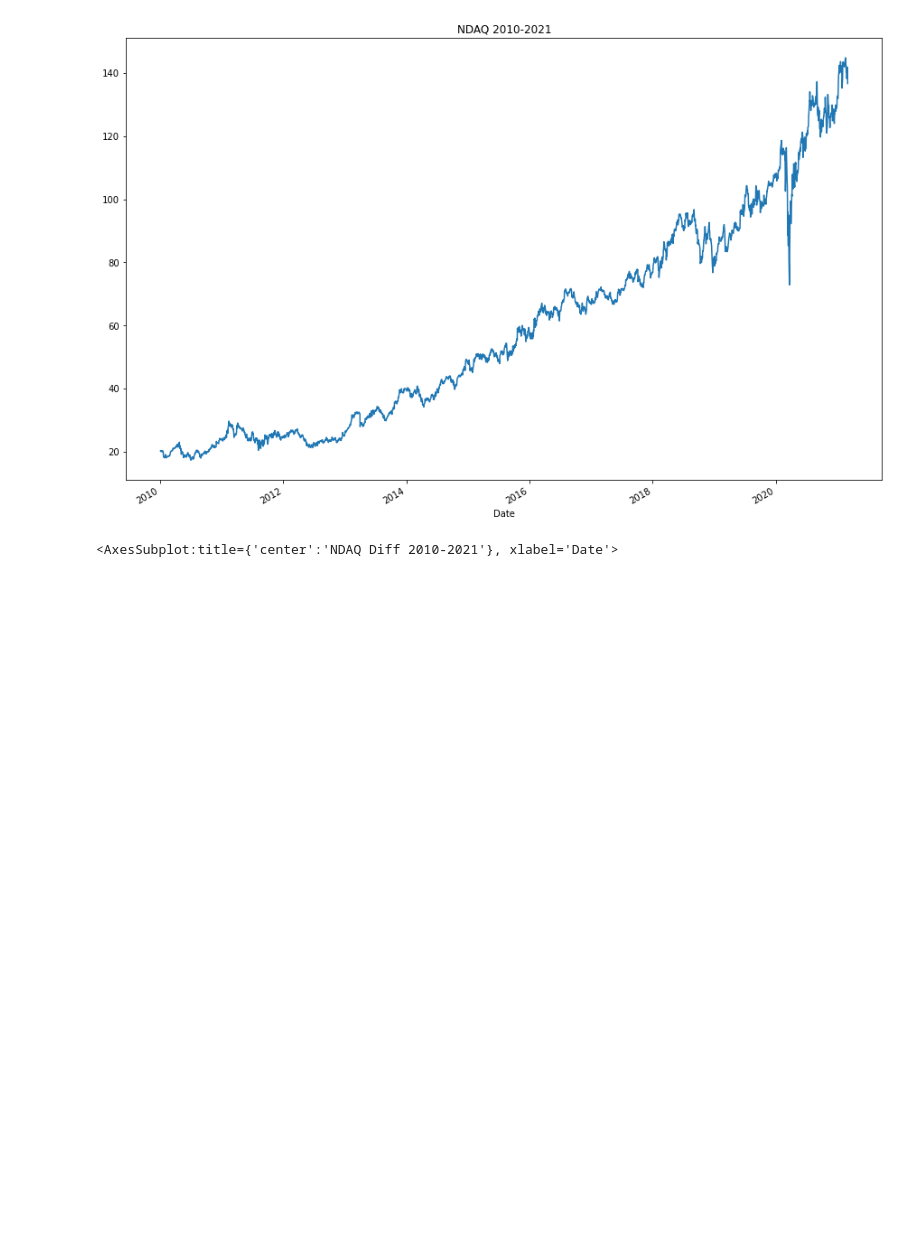
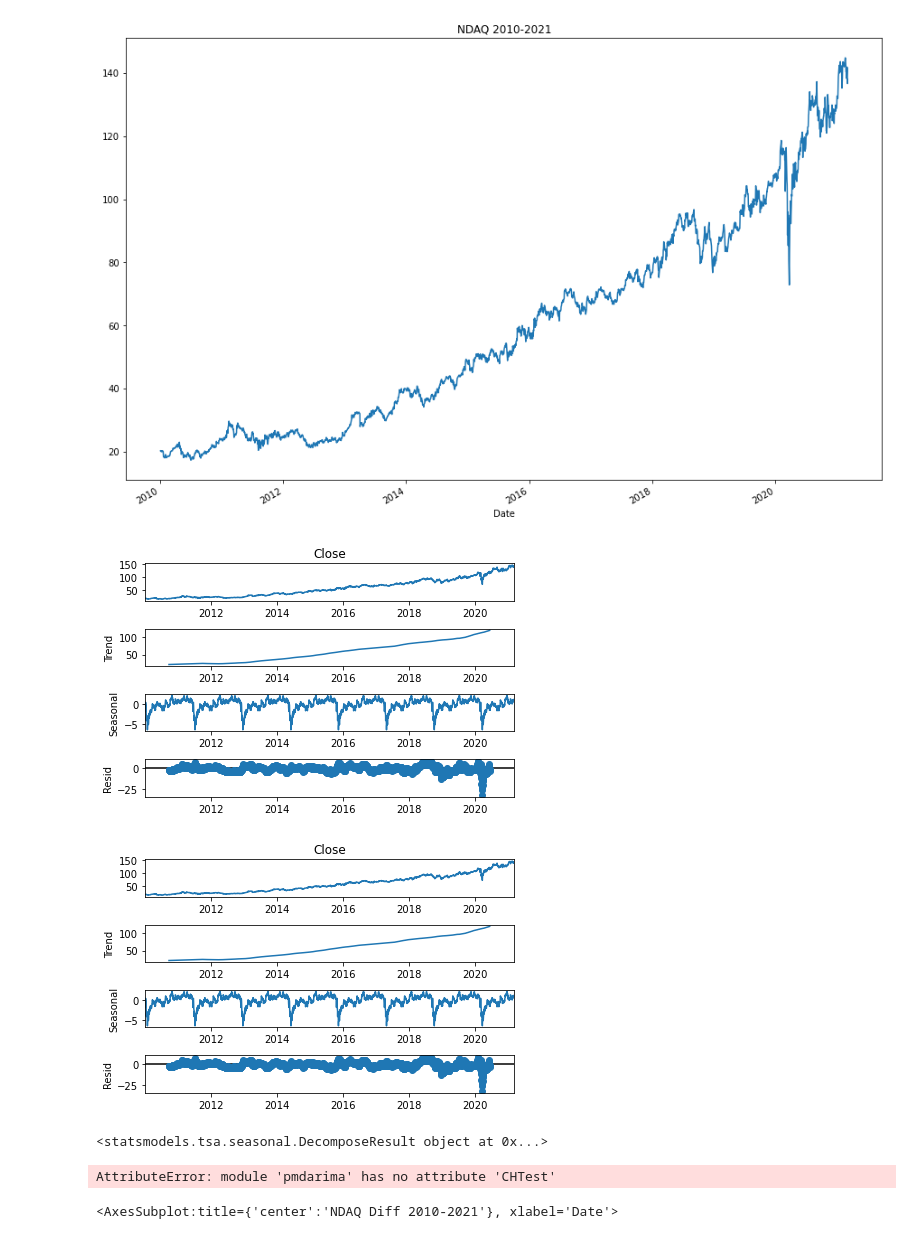
Before and after one commit to cian-moynagh/Group-40-Sweng, a Jupyter notebook: Time Series Analysis.ipynb, the cells around one changed output. Cells and saved outputs as stored; diff of their text form; code cells hidden in the pictures; blank space fills up the shorter version.

Commit message:
added time series decomposition

```diff
--- a/Time Series Analysis.ipynb
+++ b/Time Series Analysis.ipynb
@@ -37,6 +39,20 @@ ts.Close.plot(figsize=(15,10), title = "NDAQ 2010-2021")
 # %% [output]
 <AxesSubplot:title={'center':'NDAQ 2010-2021'}, xlabel='Date'>
 [figure]
+# %%
+decomp_results = seasonal_decompose(ts.Close, period= 365)
+decomp_results.plot()
+# %% [output]
+[figure, added]
+[figure, added]
+# %%
+print (decomp_results)
+# %% [output]
+<statsmodels.tsa.seasonal.DecomposeResult object at 0x...>
+# %%
+pm.CHTest(7)
+# %% [output]
+AttributeError: module 'pmdarima' has no attribute 'CHTest'
 # %%
 ts_diff = ts.diff()
 ts_diff.Close[0] = 0
```
Also changed, not shown: parts of 14 cells of this notebook.
